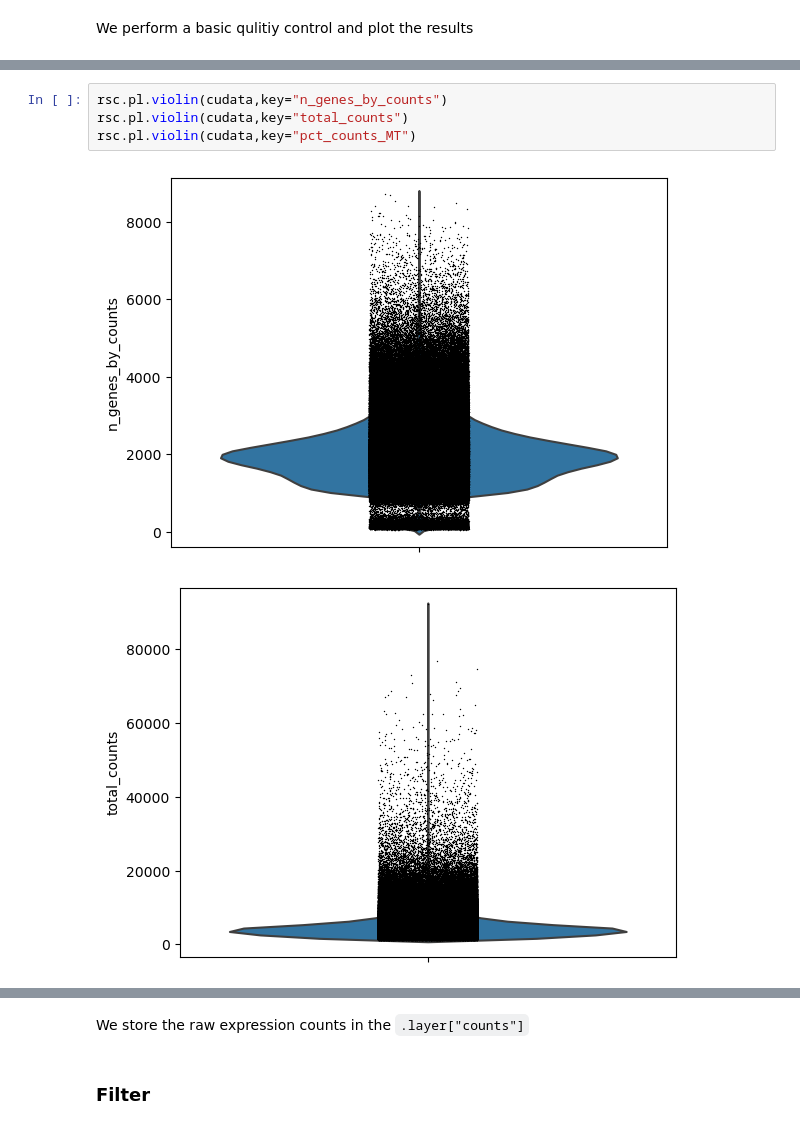
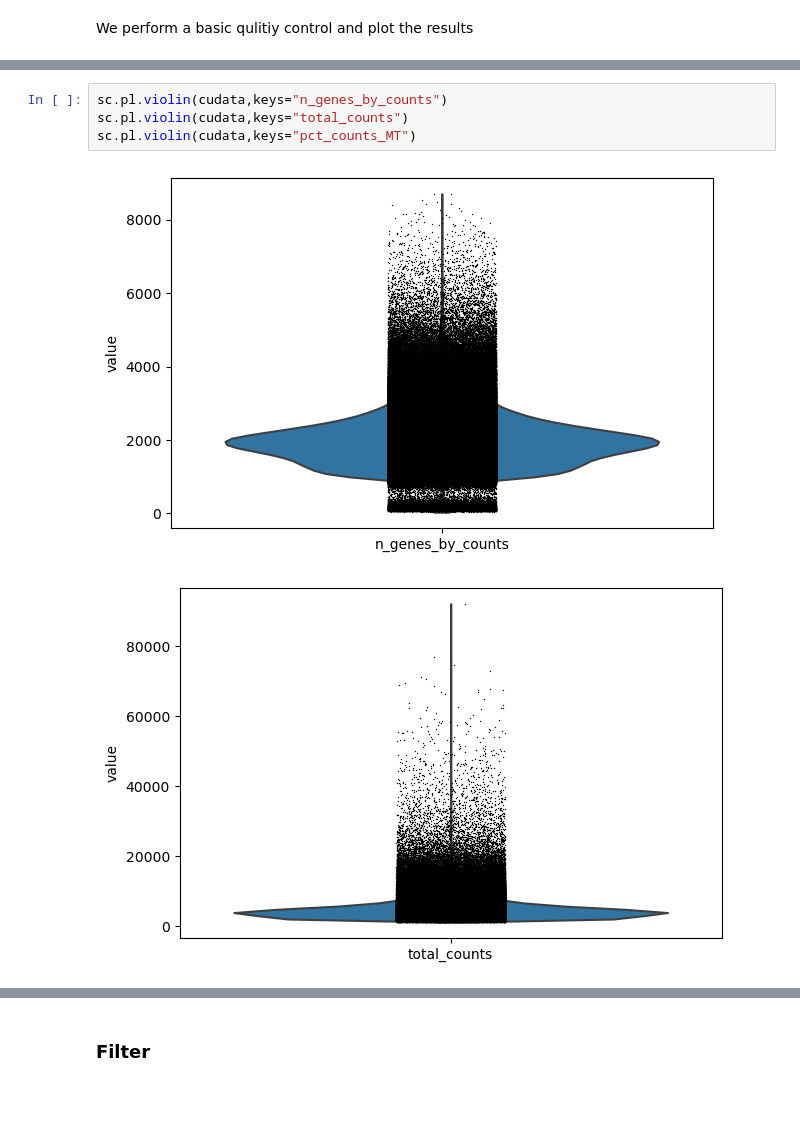
Before and after one commit to scverse/rapids_singlecell, a Jupyter notebook: docs/notebooks/demo_gpu-seuratv3-brain-1M.ipynb, the cells around one changed output, grey strips where cells are left out. Saved outputs shown, nothing was run; the diff lists cells and outputs as text; blank space fills up the shorter version.

```diff
--- a/docs/notebooks/demo_gpu-seuratv3-brain-1M.ipynb
+++ b/docs/notebooks/demo_gpu-seuratv3-brain-1M.ipynb
@@ -91,7 +95,7 @@ rsc.pl.scatter(cudata,"total_counts","n_genes_by_counts")
 # %%
-rsc.pl.violin(cudata,key="n_genes_by_counts")
-rsc.pl.violin(cudata,key="total_counts")
-rsc.pl.violin(cudata,key="pct_counts_MT")
+sc.pl.violin(cudata,keys="n_genes_by_counts")
+sc.pl.violin(cudata,keys="total_counts")
+sc.pl.violin(cudata,keys="pct_counts_MT")
 # %% [output]
-[figure, old version]
+[figure, new version]
-[figure, old version]
+[figure, new version]
@@ -99,5 +103,3 @@ rsc.pl.violin(cudata,key="pct_counts_MT")
-# %% [markdown]
-We store the raw expression counts in the `.layer["counts"]`
 # %% [markdown]
 ### Filter
 # %% [markdown]
```
Also changed, not shown: parts of 40 cells of this notebook, 3 other files.
